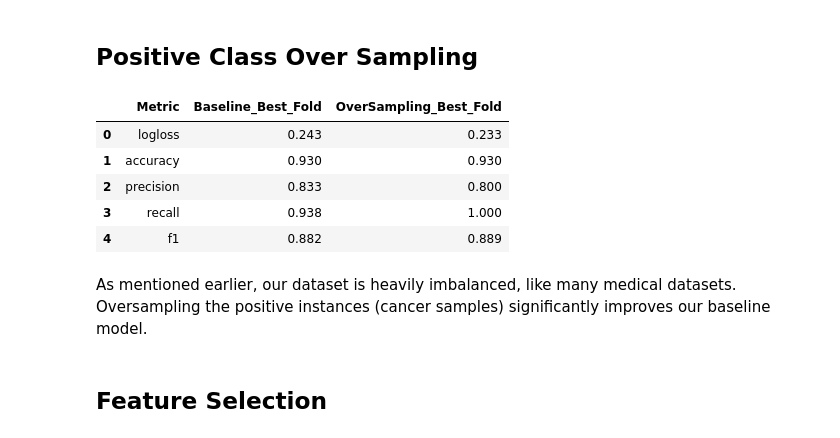
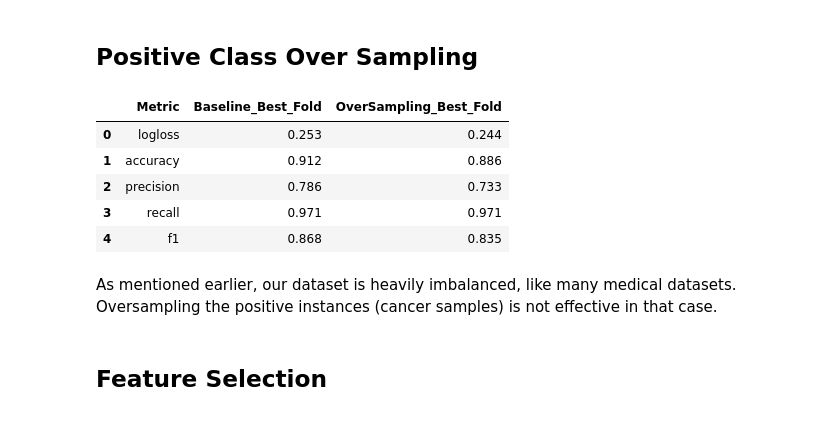
Before and after one commit to Haimzis/KaggleBreastCancerDetection, a Jupyter notebook: pipeline.ipynb, the cells around one changed output. Cells and saved outputs as stored; diff of their text form; code cells hidden in the pictures.

```diff
--- a/pipeline.ipynb
+++ b/pipeline.ipynb
@@ -696,16 +661,3 @@ In the next task, we'll try to find the best threshold configuration for our pre
 ### Summary of all models and best fold performance
 
 Summarizing the results over the test split: average and standard deviation of cross-validation results, both mean and standard deviation from all folds, and from the best one.
-# %%
-def visualize_test_results(metrics_dict, metrics_summary, best_fold):
-    rows = []
-
-    # Iterate through each specified metric to process and accumulative results
-    for metric in metrics_dict.keys():
-        avg = round(np.mean(metrics_summary[metric]), METRIC_FP_PRECISION)
-        std = round(np.std(metrics_summary[metric]), METRIC_FP_PRECISION)
-        best = round(best_fold['metrics'][metric], METRIC_FP_PRECISION)
-        rows.append([metric, avg, std, best])
-
-    df_metrics = pd.DataFrame(rows, columns=['Metric', 'CV_Mean_on_Test', 'CV_STD_on_Test', 'Best_Fold_on_Test'])
-    return df_metrics
@@ -721,0 +664,21 @@ baseline_metrics
+# %%
+def visualize_test_results(metrics_dict, X_test, Y_test, best_model, threshold=CLASSIFER_THRESHOLD):
+    rows = []
+
+    # Iterate through each specified metric to calculate results
+    for metric, func in metrics_dict.items():
+        if metric == 'logloss':
+            # Calculate log loss separately using sklearn's log_loss function
+            preds_proba = best_model.predict(X_test)
+            value = func(Y_test, preds_proba)
+        else:
+            # For other metrics, calculate directly
+            value = func(Y_test, (best_model.predict(X_test) > threshold).astype(int))
+        rounded_value = round(value, METRIC_FP_PRECISION)
+        rows.append([metric, rounded_value])
+
+    df_metrics = pd.DataFrame(rows, columns=['Metric', 'Best_Fold_on_Test'])
+    return df_metrics
+
+baseline_metrics = visualize_test_results(metrics_dict, xgb.DMatrix(X_test), Y_test, best_model, CLASSIFER_THRESHOLD)
+baseline_metrics
@@ -722,11 +692,11 @@ baseline_metrics
 # %% [markdown]
 # Feature Engineering
 # %%
-def compare_models(dfs, names):
+def compare_models(dfs, names, postfix='_Best_Fold'):
     modified_dfs = []
 
     for df, name in zip(dfs, names):
-        renamed_df = df.rename(columns={"Best_Fold_on_Test": f"{name}_Best_Fold"})
+        renamed_df = df.rename(columns={"Best_Fold_on_Test": f"{name}{postfix}"})
         modified_dfs.append(renamed_df)
 
     comparison_df = modified_dfs[0]
@@ -739,19 +709,18 @@ def compare_models(dfs, names):
 # %%
 oversampler = RandomOverSampler(random_state=SEED)
 OS_X_train_balanced, OS_Y_train_balanced = oversampler.fit_resample(X_train, Y_train)
-os_models, os_metrics_summary, os_best_fold = init_results_params(metrics_dict)
-training_loop(OS_X_train_balanced, OS_Y_train_balanced, X_test, Y_test, params, eval_metrics, kf, evals_result, os_models, os_best_fold, metrics_dict, os_metrics_summary)
-balanced_metrics = visualize_test_results(metrics_dict, os_metrics_summary, os_best_fold)
-compare_models([baseline_metrics[['Metric', 'Best_Fold_on_Test']], balanced_metrics[['Metric', 'Best_Fold_on_Test']]], ['Baseline', 'OverSampling'])
+best_model, best_evals_result = training_loop(OS_X_train_balanced, OS_Y_train_balanced, params, eval_metrics, kf, metrics_dict)
+oversampled_metrics = visualize_test_results(metrics_dict, xgb.DMatrix(X_test), Y_test, best_model)
+compare_models([baseline_metrics[['Metric', 'Best_Fold_on_Test']], oversampled_metrics[['Metric', 'Best_Fold_on_Test']]], ['Baseline', 'OverSampling'])
 # %% [output]
 |  | Metric | Baseline_Best_Fold | OverSampling_Best_Fold |
-| 0 | logloss | 0.243 | 0.233 |
-| 1 | accuracy | 0.930 | 0.930 |
-| 2 | precision | 0.833 | 0.800 |
-| 3 | recall | 0.938 | 1.000 |
-| 4 | f1 | 0.882 | 0.889 |
+| 0 | logloss | 0.253 | 0.244 |
+| 1 | accuracy | 0.912 | 0.886 |
+| 2 | precision | 0.786 | 0.733 |
+| 3 | recall | 0.971 | 0.971 |
+| 4 | f1 | 0.868 | 0.835 |
 # %% [markdown]
-As mentioned earlier, our dataset is heavily imbalanced, like many medical datasets. Oversampling the positive instances (cancer samples) significantly improves our baseline model.
+As mentioned earlier, our dataset is heavily imbalanced, like many medical datasets. Oversampling the positive instances (cancer samples) is not effective in that case.
 # %% [markdown]
 ## Feature Selection
 # %%
```
Also changed, not shown: parts of 42 cells of this notebook.
